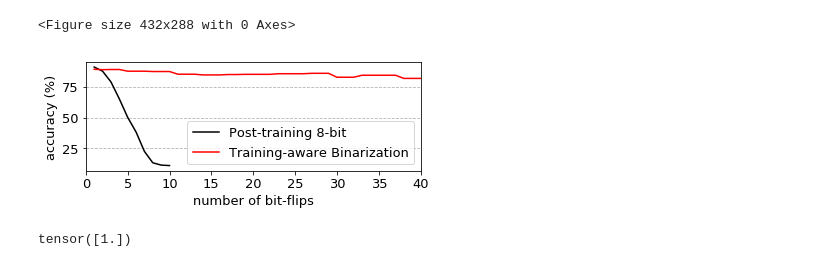
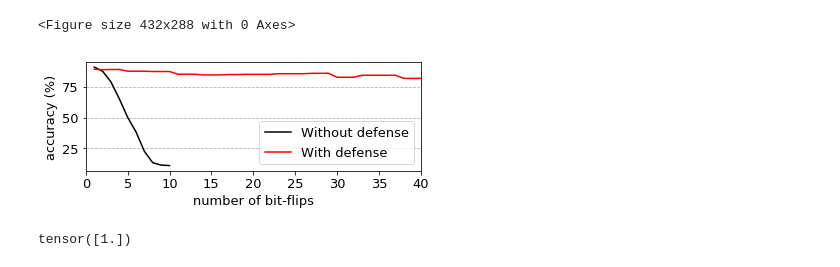
Before and after one commit to elliothe/BFA, a Jupyter notebook: visulization/viz_attack_profile.ipynb, the cells around one changed output. Cells and saved outputs as stored; diff of their text form; code cells hidden in the pictures.

```diff
--- a/visulization/viz_attack_profile.ipynb
+++ b/visulization/viz_attack_profile.ipynb
@@ -19,16 +19,16 @@ df1 = pd.read_csv(csv_path1, index_col=False)
 df2 = pd.read_csv(csv_path2, index_col=False)
 # %%
 fig, ax = plt.subplots(figsize=(6,2))
-sns.lineplot(x='bit-flip idx', y='validation accuracy', data=df1, label='Post-training 8-bit ',color="black")
-sns.lineplot(x='bit-flip idx', y='validation accuracy', data=df2, label='Training-aware Binarization', color="red")
+sns.lineplot(x='bit-flip idx', y='validation accuracy', data=df1, label='Without defense',color="black")
+sns.lineplot(x='bit-flip idx', y='validation accuracy', data=df2, label='With defense', color="red")
 plt.xlim(0,40)
 plt.grid(True, 'major', 'y', ls='--', lw=0.8, c='k', alpha=.3)
 plt.ylabel('accuracy (%)')
 plt.xlabel('number of bit-flips')
 
 plt.savefig('./acc_bitflips.pdf', bbox_inches="tight")
 # %% [output]
-[figure, old version]
+[figure, new version]
 # %%
 import torch
 def int2bin(input, num_bits):
```
Also changed, not shown: 8 other files.
